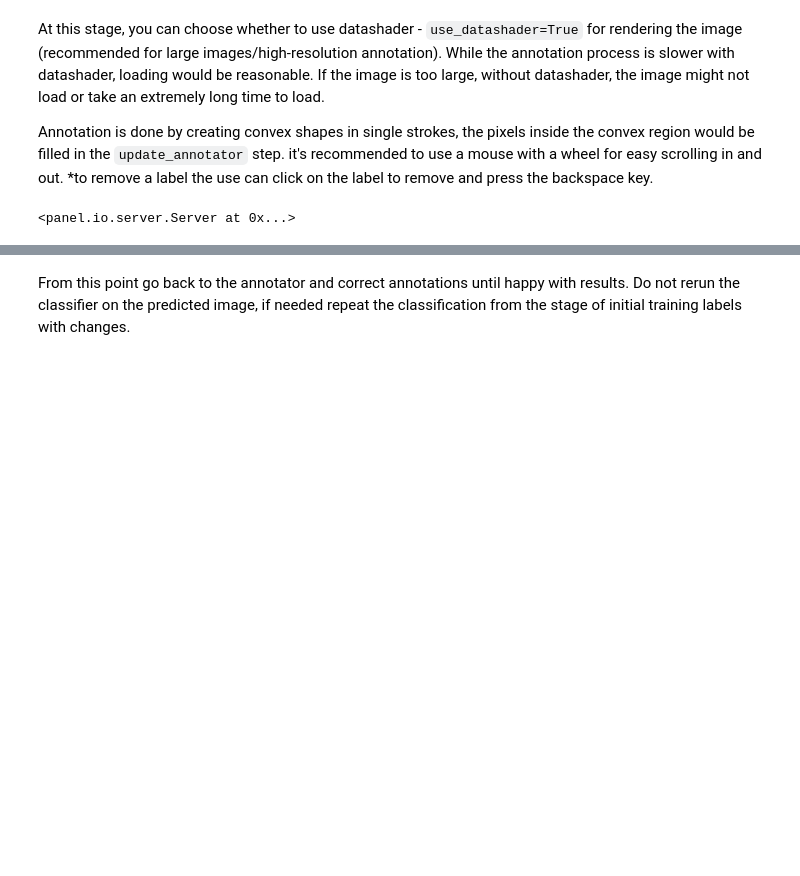
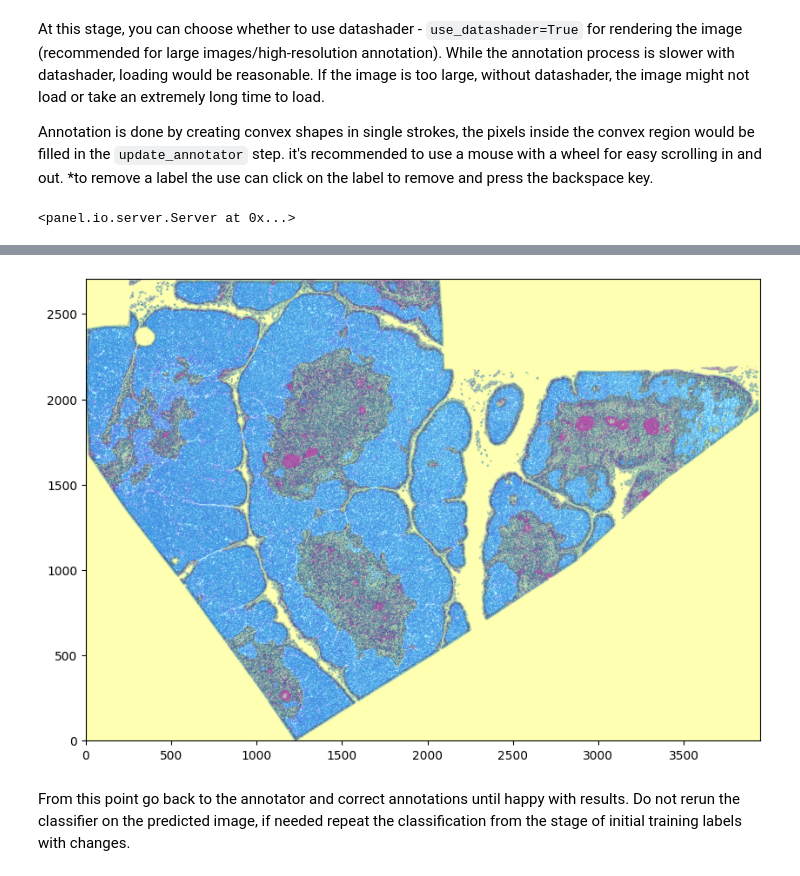
Before and after one commit to andr-kun/TissueTag, a Jupyter notebook: Tutorials/demo_flourscent_tissue_annotation.ipynb, the cells around one changed output, grey strips where cells are left out. Saved outputs shown, nothing was run; the diff lists cells and outputs as text; code cells hidden in the pictures; blank space fills up the shorter version.

```diff
--- a/Tutorials/demo_flourscent_tissue_annotation.ipynb
+++ b/Tutorials/demo_flourscent_tissue_annotation.ipynb
@@ -85,4 +84,5 @@ ValueError: operands could not be broadcast together with shapes (5408,7896,5) (
 # %%
 %%time
 # Train and predict the image pixels with a random forest classifier. This step takes about 1 to 10 min depending on number of training areas and resolution
-trained_output = tissue_tag.annotation.sk_rf_classifier(im, output)
+trained_output = tissue_tag.annotation.sk_rf_classifier(tt_object)
+# %% [output]
@@ -89,3 +91,4 @@ trained_output = tissue_tag.annotation.sk_rf_classifier(im, output)
+[figure, added]
 # %% [markdown]
 From this point go back to the annotator and correct annotations until happy with results. Do not rerun the classifier on the predicted image, if needed repeat the classification from the stage of initial training labels with changes.
 # %% [markdown]
```
Also changed, not shown: parts of 10 cells of this notebook, 6 other files.
